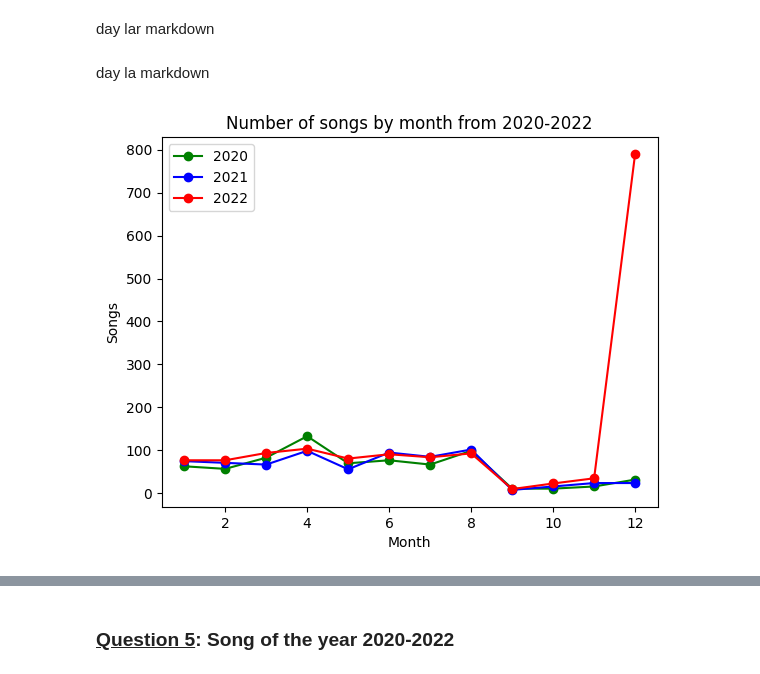
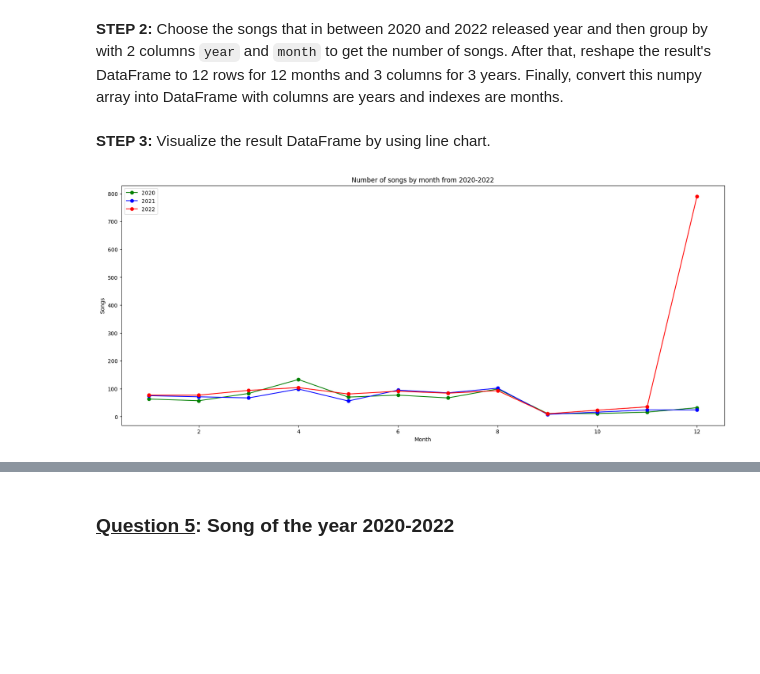
Before and after one commit to quytrungg/Final_Project_CSC14119, a Jupyter notebook: data_analysis/data_analysis.ipynb, the cells around one changed output, grey strips where cells are left out. Drawn from its saved outputs; the diff is of its cells as text; code cells hidden in the pictures; blank space fills up the shorter version.

Commit message:
Update data analysis questions

```diff
--- a/data_analysis/data_analysis.ipynb
+++ b/data_analysis/data_analysis.ipynb
@@ -28,24 +36,27 @@ day la markdown
 # %%
-temp_df = songs_df
-temp_df['year'] = temp_df['released_date'].dt.year
-temp_df['month'] = temp_df['released_date'].dt.month
+ques1_df = songs_df.copy()
+
+ques1_df['year'] = ques1_df['released_date'].dt.year
+ques1_df['month'] = ques1_df['released_date'].dt.month
-# %% [markdown]
-day lar markdown
+# %% [markdown]
+**STEP 2:** Choose the songs that in between 2020 and 2022 released year and then group by with 2 columns `year` and `month` to get the number of songs. After that, reshape the result's DataFrame to 12 rows for 12 months and 3 columns for 3 years. Finally, convert this numpy array into DataFrame with columns are years and indexes are months.
 # %%
-num_songs_by_month_df = temp_df[temp_df['year'].between(2020, 2022)].groupby(['year', 'month']).size()
-num_songs_by_month_df = pd.DataFrame(num_songs_by_month_df.to_numpy().reshape(12, 3), columns=[2020, 2021, 2022], index=range(1, 13))
+num_songs_by_month_df = ques1_df[ques1_df['year'].between(2020, 2022)].groupby(['year', 'month']).size()
+num_songs_by_month_df = num_songs_by_month_df.to_numpy().reshape(12, 3)
+num_songs_by_month_df = pd.DataFrame(num_songs_by_month_df, columns=[2020, 2021, 2022], index=range(1, 13))
-# %% [markdown]
-day la markdown
+# %% [markdown]
+**STEP 3:** Visualize the result DataFrame by using line chart.
 # %%
+plt.figure(figsize=(20, 8))
 plt.plot(num_songs_by_month_df.iloc[:, 0].keys(), num_songs_by_month_df.iloc[:, 0], '-go')
 plt.plot(num_songs_by_month_df.iloc[:, 1].keys(), num_songs_by_month_df.iloc[:, 1], '-bo')
 plt.plot(num_songs_by_month_df.iloc[:, 2].keys(), num_songs_by_month_df.iloc[:, 2], '-ro')
 
 plt.legend([2020, 2021, 2022])
 plt.xlabel("Month")
 plt.ylabel("Songs")
 plt.title('Number of songs by month from 2020-2022')
 plt.show()
 # %% [output]
-[figure, old version]
+[figure, new version]
 # %% [markdown]
```
Also changed, not shown: parts of 31 cells of this notebook.
